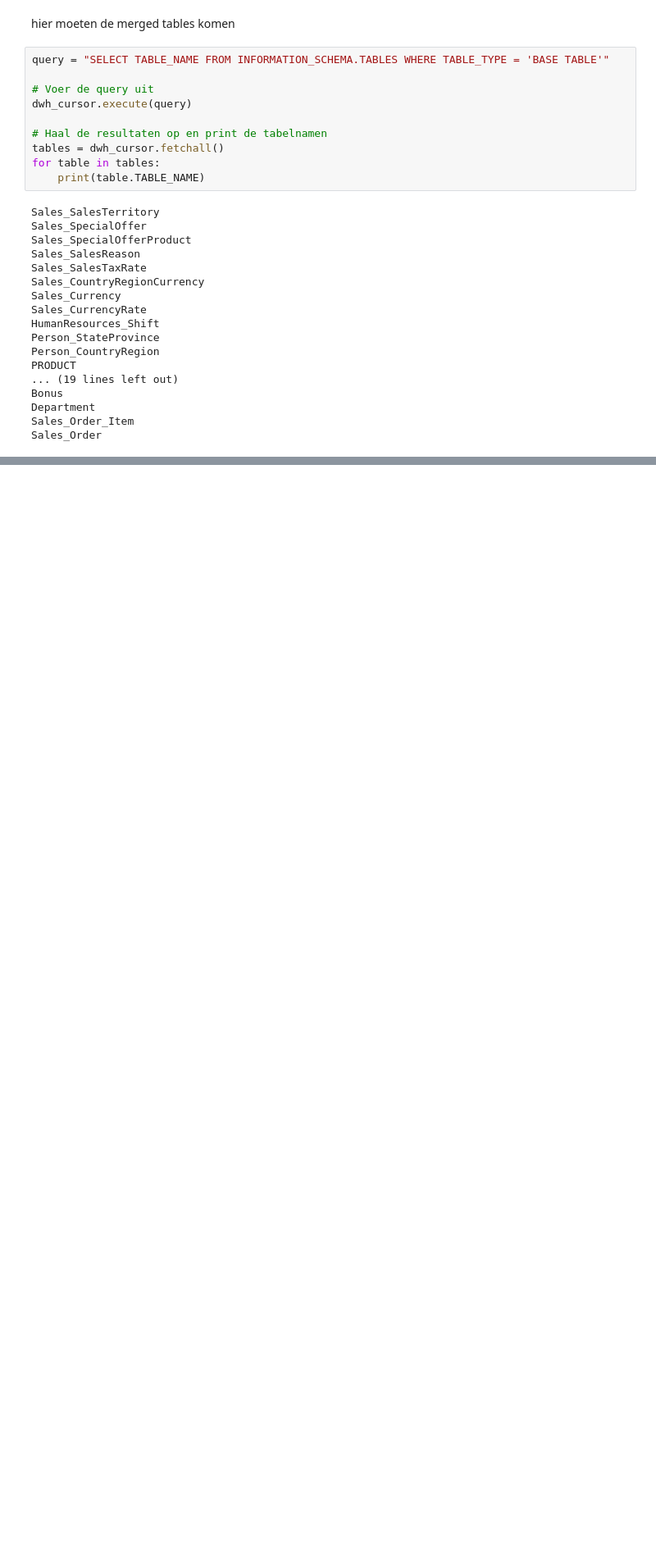
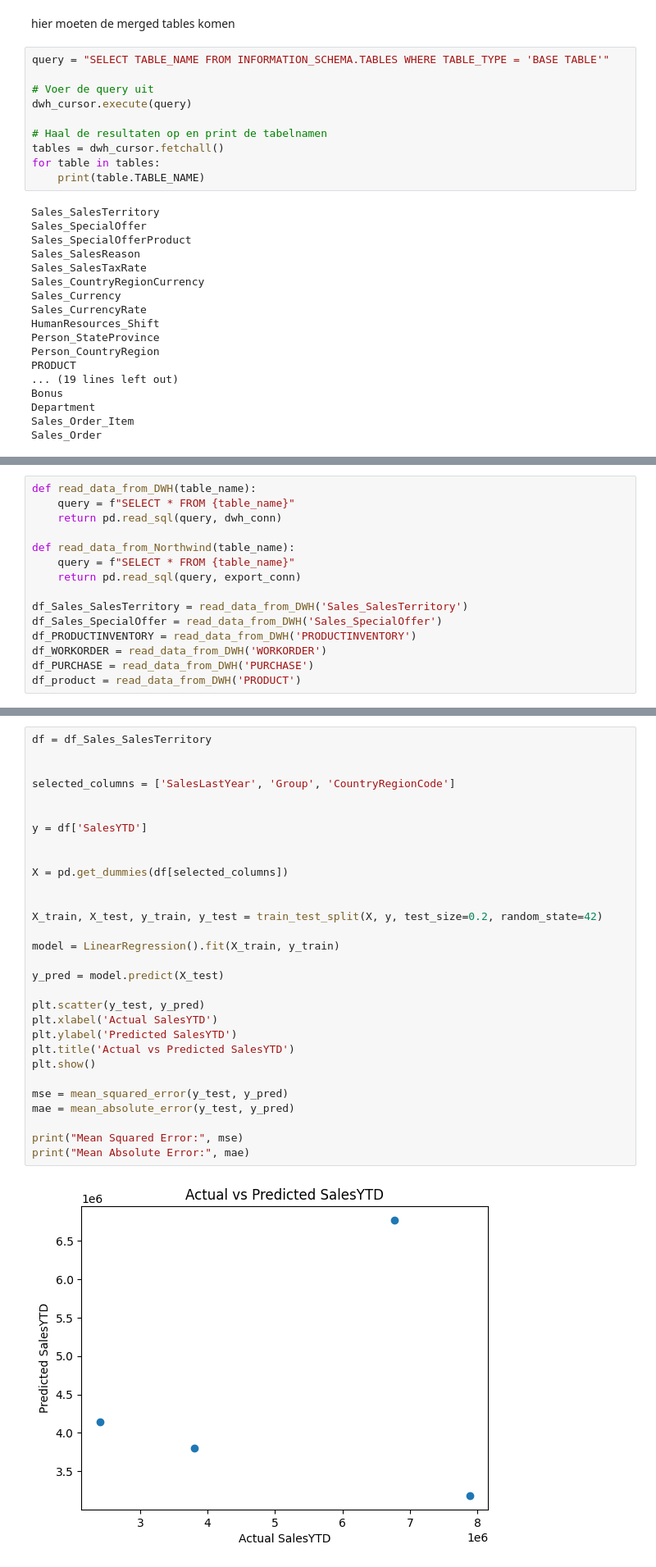
Before and after one commit to DiegoIEC/deds_project, a Jupyter notebook: Machinelearning/regressiemodel.ipynb, the cells around one changed output, grey strips where cells are left out. Shown at 82% size. Saved outputs shown, nothing was run; the diff lists cells and outputs as text; blank space fills up the shorter version.

```diff
--- a/Machinelearning/regressiemodel.ipynb
+++ b/Machinelearning/regressiemodel.ipynb
@@ -90,0 +77,15 @@ print("Mean Absolute Error:", mae)
+# %%
+def read_data_from_DWH(table_name):
+    query = f"SELECT * FROM {table_name}"
+    return pd.read_sql(query, dwh_conn)
+
+def read_data_from_Northwind(table_name):
+    query = f"SELECT * FROM {table_name}"
+    return pd.read_sql(query, export_conn)
+
+df_Sales_SalesTerritory = read_data_from_DWH('Sales_SalesTerritory')
+df_Sales_SpecialOffer = read_data_from_DWH('Sales_SpecialOffer')
+df_PRODUCTINVENTORY = read_data_from_DWH('PRODUCTINVENTORY')
+df_WORKORDER = read_data_from_DWH('WORKORDER')
+df_PURCHASE = read_data_from_DWH('PURCHASE')
+df_product = read_data_from_DWH('PRODUCT')
@@ -90,0 +101,32 @@ print("Mean Absolute Error:", mae)
+# %%
+df = df_Sales_SalesTerritory
+
+
+selected_columns = ['SalesLastYear', 'Group', 'CountryRegionCode']
+
+
+y = df['SalesYTD']
+
+
+X = pd.get_dummies(df[selected_columns])
+
+
+X_train, X_test, y_train, y_test = train_test_split(X, y, test_size=0.2, random_state=42)
+
+model = LinearRegression().fit(X_train, y_train)
+
+y_pred = model.predict(X_test)
+
+plt.scatter(y_test, y_pred)
+plt.xlabel('Actual SalesYTD')
+plt.ylabel('Predicted SalesYTD')
+plt.title('Actual vs Predicted SalesYTD')
+plt.show()
+
+mse = mean_squared_error(y_test, y_pred)
+mae = mean_absolute_error(y_test, y_pred)
+
+print("Mean Squared Error:", mse)
+print("Mean Absolute Error:", mae)
+# %% [output]
+[figure, added]
```
Also changed, not shown: parts of 11 cells of this notebook.
